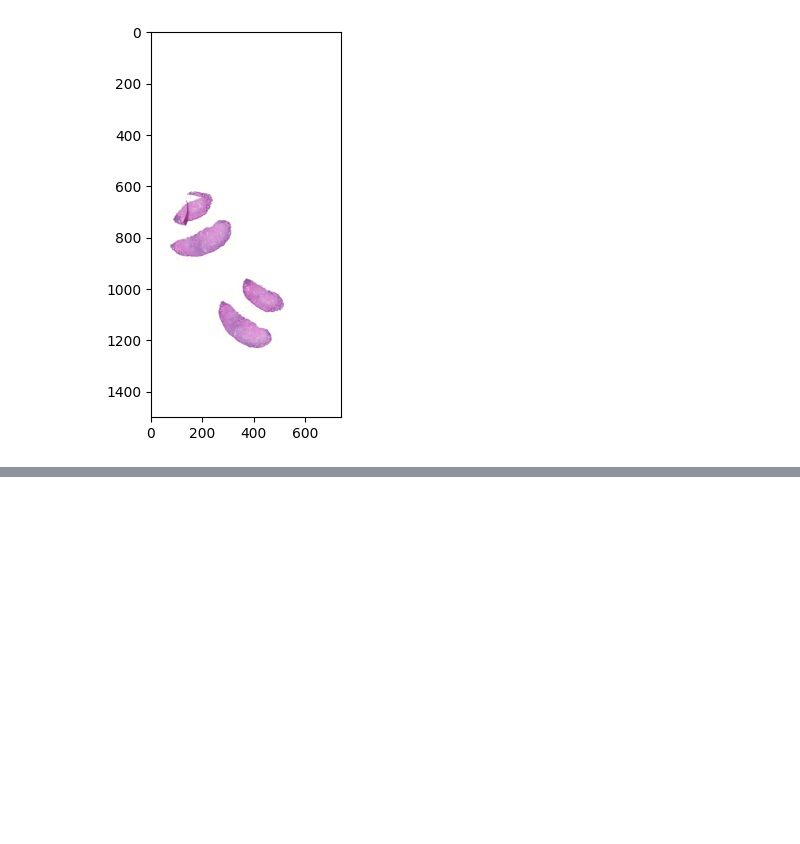
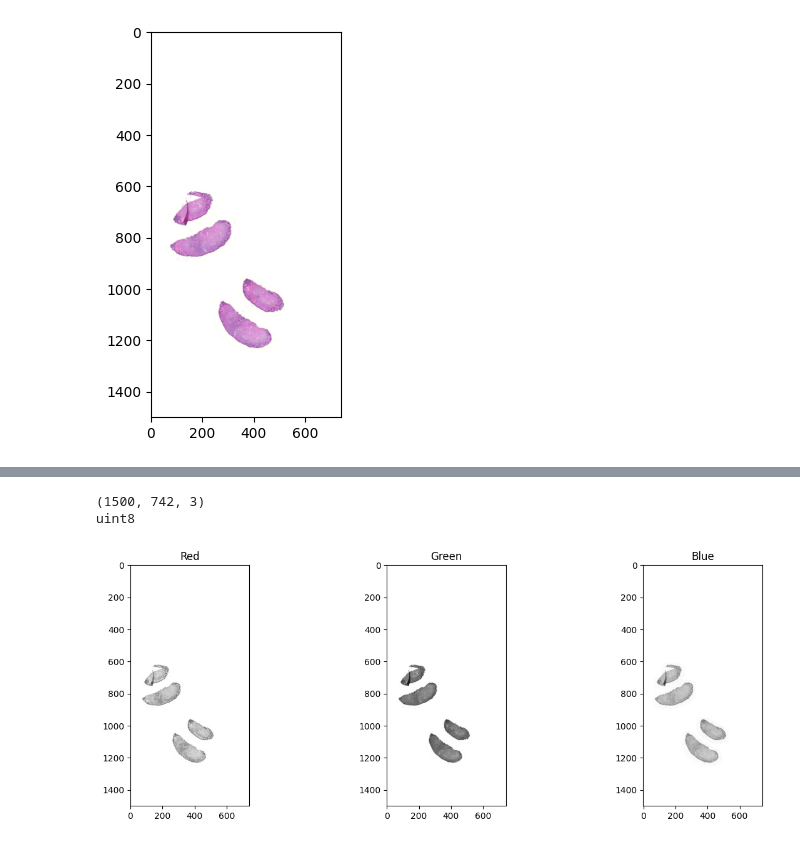
Before and after one commit to PierreCr/Digital-Pathology, a Jupyter notebook: Mini_project_in_computational_pathology.ipynb, the cells around one changed output, grey strips where cells are left out. Drawn from its saved outputs; the diff is of its cells as text; code cells hidden in the pictures; blank space fills up the shorter version.

```diff
--- a/Mini_project_in_computational_pathology.ipynb
+++ b/Mini_project_in_computational_pathology.ipynb
@@ -113,0 +205,28 @@ plt.axis("on");
+# %%
+#9. Build your own thumbnail-based tissue mask.
+
+img = np.array(thumbnail)
+
+print(img.shape)
+print(img.dtype)
+
+
+plt.figure(figsize=(15, 5))
+plt.subplot(1, 3, 1)
+plt.imshow(img[:, :, 0], cmap="gray")
+plt.title("Red")
+plt.subplot(1, 3, 2)
+plt.imshow(img[:, :, 1], cmap="gray")
+plt.title("Green")
+plt.subplot(1, 3, 3)
+plt.imshow(img[:, :, 2], cmap="gray")
+plt.title("Blue");
+
+
+# --
+#Q19. Why might the RGB channels behave differently for H&E?
+#Q20. Which channel appears most useful for separating tissue from white background?
+# %% [output]
+(1500, 742, 3)
+uint8
+[figure, added]
```
Also changed, not shown: parts of 6 cells of this notebook.
